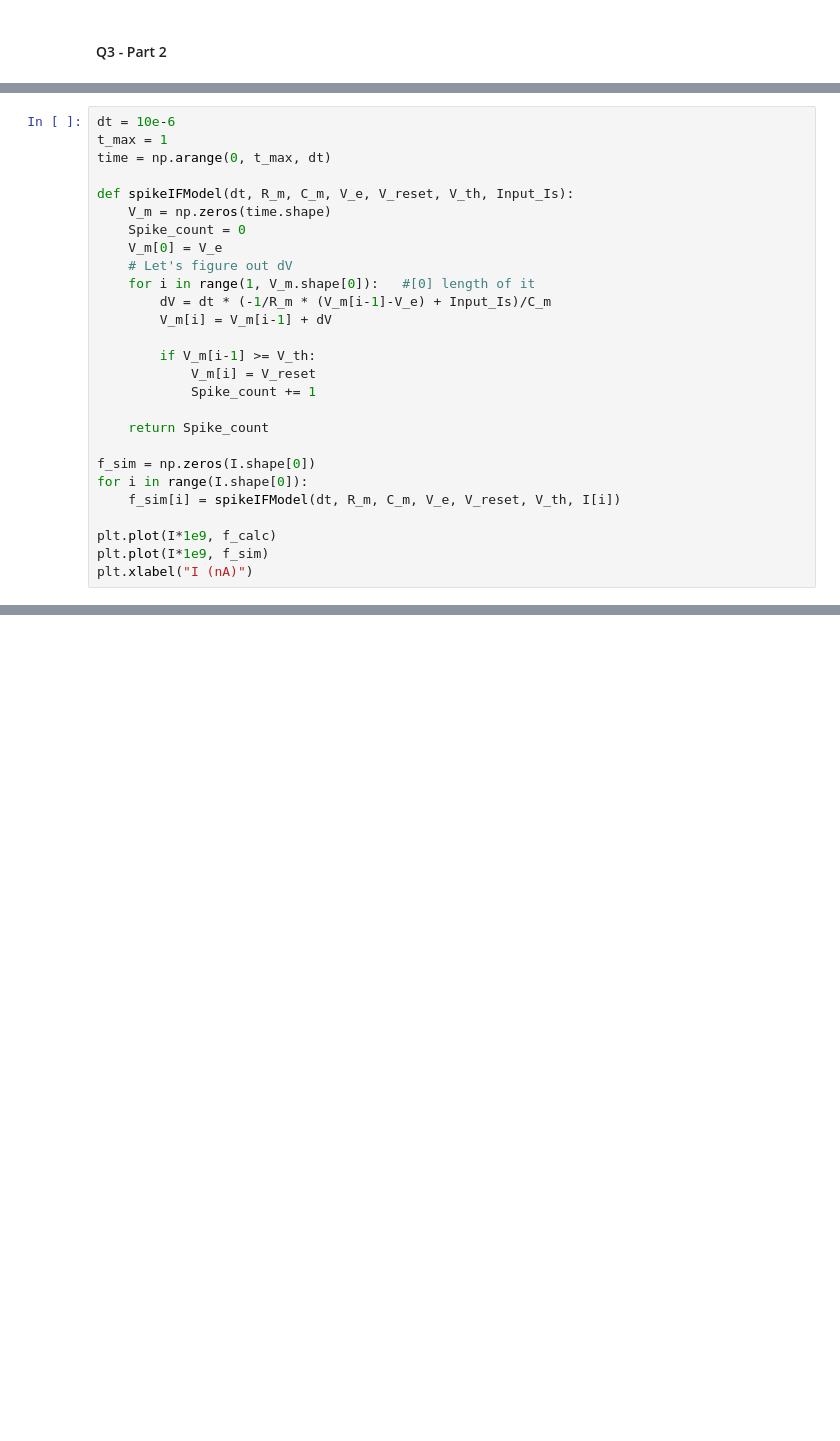
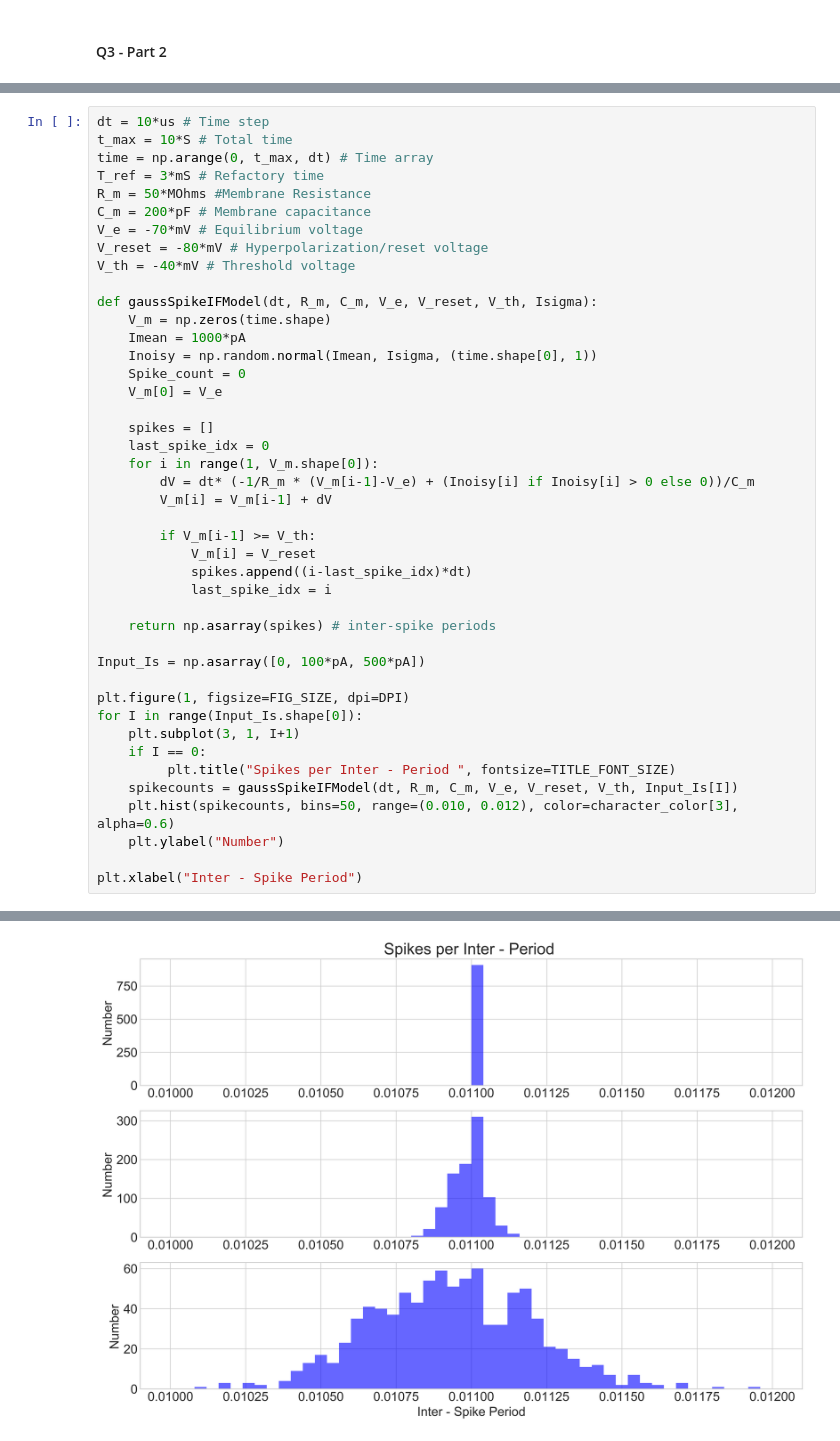
Before and after one commit to butcer0/BioElectronics_ES258_PSETS, a Jupyter notebook: PSETS/PSET_2.ipynb, the cells around one changed output, grey strips where cells are left out. Saved outputs shown, nothing was run; the diff lists cells and outputs as text; blank space fills up the shorter version.

```diff
--- a/PSETS/PSET_2.ipynb
+++ b/PSETS/PSET_2.ipynb
@@ -103,27 +153,44 @@ plt.xlabel("I (nA)")
 # %%
-dt = 10e-6
-t_max = 1
-time = np.arange(0, t_max, dt)
+dt = 10*us # Time step
+t_max = 10*S # Total time
+time = np.arange(0, t_max, dt) # Time array
+T_ref = 3*mS # Refactory time
+R_m = 50*MOhms #Membrane Resistance
+C_m = 200*pF # Membrane capacitance
+V_e = -70*mV # Equilibrium voltage
+V_reset = -80*mV # Hyperpolarization/reset voltage
+V_th = -40*mV # Threshold voltage
 
-def spikeIFModel(dt, R_m, C_m, V_e, V_reset, V_th, Input_Is):
+def gaussSpikeIFModel(dt, R_m, C_m, V_e, V_reset, V_th, Isigma):
     V_m = np.zeros(time.shape)
+    Imean = 1000*pA
+    Inoisy = np.random.normal(Imean, Isigma, (time.shape[0], 1))
     Spike_count = 0
     V_m[0] = V_e
-    # Let's figure out dV
-    for i in range(1, V_m.shape[0]):   #[0] length of it
-        dV = dt * (-1/R_m * (V_m[i-1]-V_e) + Input_Is)/C_m
+
+    spikes = []
+    last_spike_idx = 0
+    for i in range(1, V_m.shape[0]):
+        dV = dt* (-1/R_m * (V_m[i-1]-V_e) + (Inoisy[i] if Inoisy[i] > 0 else 0))/C_m
         V_m[i] = V_m[i-1] + dV
 
         if V_m[i-1] >= V_th:
             V_m[i] = V_reset
-            Spike_count += 1
+            spikes.append((i-last_spike_idx)*dt)
+            last_spike_idx = i
 
-    return Spike_count
+    return np.asarray(spikes) # inter-spike periods
 
-f_sim = np.zeros(I.shape[0])
-for i in range(I.shape[0]):
-    f_sim[i] = spikeIFModel(dt, R_m, C_m, V_e, V_reset, V_th, I[i])
+Input_Is = np.asarray([0, 100*pA, 500*pA])
 
-plt.plot(I*1e9, f_calc)
-plt.plot(I*1e9, f_sim)
-plt.xlabel("I (nA)")
+plt.figure(1, figsize=FIG_SIZE, dpi=DPI)
+for I in range(Input_Is.shape[0]):
+    plt.subplot(3, 1, I+1)
+    if I == 0:
+         plt.title("Spikes per Inter - Period ", fontsize=TITLE_FONT_SIZE)
+    spikecounts = gaussSpikeIFModel(dt, R_m, C_m, V_e, V_reset, V_th, Input_Is[I])
+    plt.hist(spikecounts, bins=50, range=(0.010, 0.012), color=character_color[3], alpha=0.6)
+    plt.ylabel("Number")
+
+plt.xlabel("Inter - Spike Period")
+# %% [output]
@@ -129,0 +198 @@ plt.xlabel("I (nA)")
+[figure, added]
```
Also changed, not shown: parts of 11 cells of this notebook, 1 other file.
